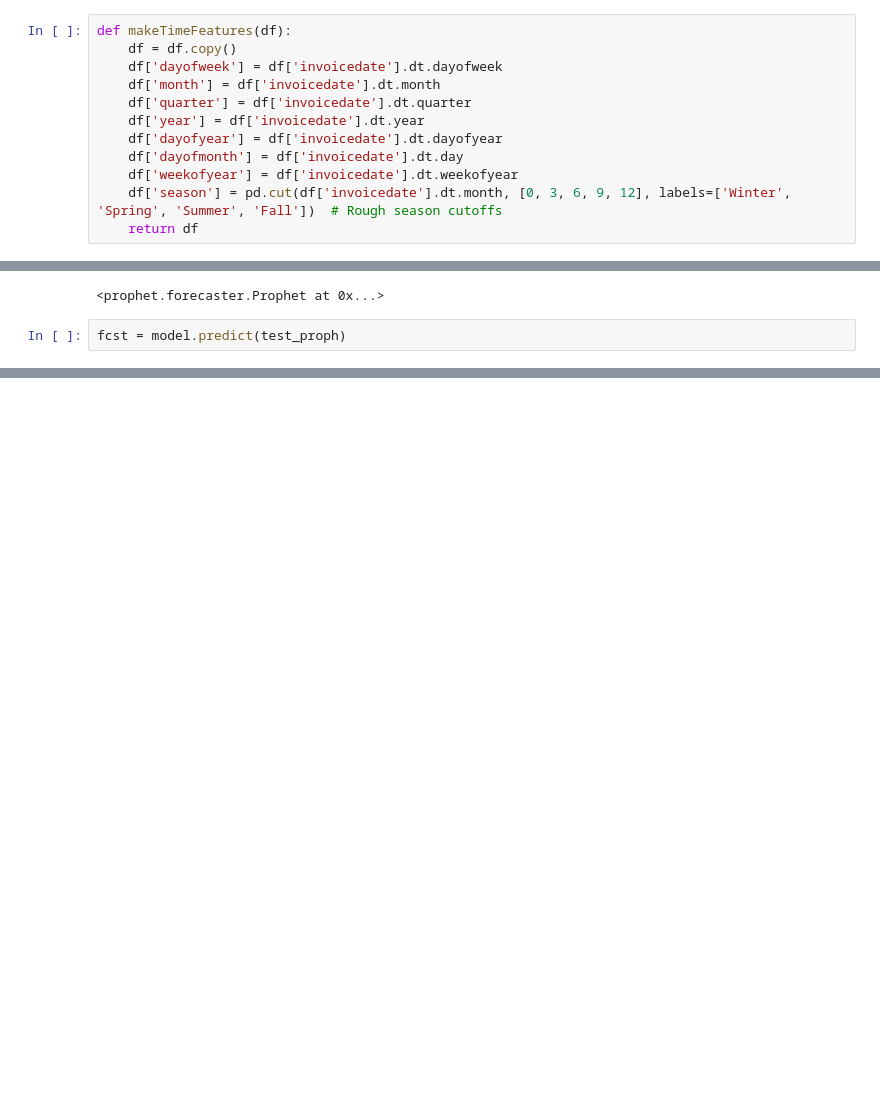
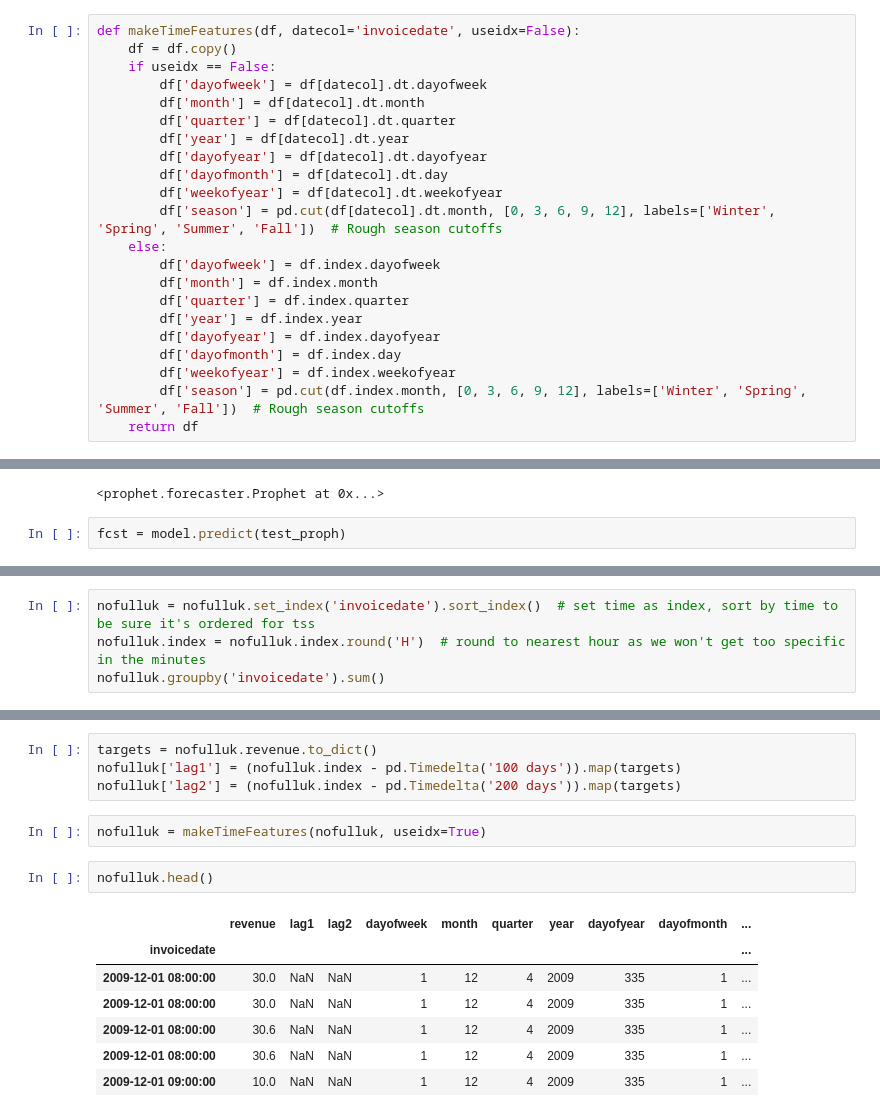
Before and after one commit to zadealfalah/salesSample, a Jupyter notebook: onlineRetail2/onlineRetail.ipynb, the cells around one changed output, grey strips where cells are left out. Saved outputs shown, nothing was run; the diff lists cells and outputs as text; blank space fills up the shorter version.

```diff
--- a/onlineRetail2/onlineRetail.ipynb
+++ b/onlineRetail2/onlineRetail.ipynb
@@ -482,16 +482,26 @@ Honestly not that clear of a trend, no easily identifiable cyclicality.  Let's e
 
 #### This could probably be brought up earlier, should do so when we reformat the notebook
 # %%
-def makeTimeFeatures(df):
+def makeTimeFeatures(df, datecol='invoicedate', useidx=False):
     df = df.copy()
-    df['dayofweek'] = df['invoicedate'].dt.dayofweek
-    df['month'] = df['invoicedate'].dt.month
-    df['quarter'] = df['invoicedate'].dt.quarter
-    df['year'] = df['invoicedate'].dt.year
-    df['dayofyear'] = df['invoicedate'].dt.dayofyear
-    df['dayofmonth'] = df['invoicedate'].dt.day
-    df['weekofyear'] = df['invoicedate'].dt.weekofyear
-    df['season'] = pd.cut(df['invoicedate'].dt.month, [0, 3, 6, 9, 12], labels=['Winter', 'Spring', 'Summer', 'Fall'])  # Rough season cutoffs
+    if useidx == False:
+        df['dayofweek'] = df[datecol].dt.dayofweek
+        df['month'] = df[datecol].dt.month
+        df['quarter'] = df[datecol].dt.quarter
+        df['year'] = df[datecol].dt.year
+        df['dayofyear'] = df[datecol].dt.dayofyear
+        df['dayofmonth'] = df[datecol].dt.day
+        df['weekofyear'] = df[datecol].dt.weekofyear
+        df['season'] = pd.cut(df[datecol].dt.month, [0, 3, 6, 9, 12], labels=['Winter', 'Spring', 'Summer', 'Fall'])  # Rough season cutoffs
+    else:
+        df['dayofweek'] = df.index.dayofweek
+        df['month'] = df.index.month
+        df['quarter'] = df.index.quarter
+        df['year'] = df.index.year
+        df['dayofyear'] = df.index.dayofyear
+        df['dayofmonth'] = df.index.day
+        df['weekofyear'] = df.index.weekofyear
+        df['season'] = pd.cut(df.index.month, [0, 3, 6, 9, 12], labels=['Winter', 'Spring', 'Summer', 'Fall'])  # Rough season cutoffs
     return df
 # %%
 timedf = makeTimeFeatures(df[df.country == 'United Kingdom'][['invoicedate', 'revenue']])
@@ -648,0 +677,4 @@ print(f"Our MAPE is: {np.mean(np.abs((np.array(test.revenue) - np.array(fcst.yha
+# %%
+nofulluk = nofulluk.set_index('invoicedate').sort_index()  # set time as index, sort by time to be sure it's ordered for tss
+nofulluk.index = nofulluk.index.round('H')  # round to nearest hour as we won't get too specific in the minutes
+nofulluk.groupby('invoicedate').sum()
@@ -648,0 +710,16 @@ print(f"Our MAPE is: {np.mean(np.abs((np.array(test.revenue) - np.array(fcst.yha
+# %%
+targets = nofulluk.revenue.to_dict()
+nofulluk['lag1'] = (nofulluk.index - pd.Timedelta('100 days')).map(targets)
+nofulluk['lag2'] = (nofulluk.index - pd.Timedelta('200 days')).map(targets)
+# %%
+nofulluk = makeTimeFeatures(nofulluk, useidx=True)
+# %%
+nofulluk.head()
+# %% [output]
+|  | revenue | lag1 | lag2 | dayofweek | month | quarter | year | dayofyear | dayofmonth | ... |
+| invoicedate |  |  |  |  |  |  |  |  |  | ... |
+| 2009-12-01 08:00:00 | 30.0 | NaN | NaN | 1 | 12 | 4 | 2009 | 335 | 1 | ... |
+| 2009-12-01 08:00:00 | 30.0 | NaN | NaN | 1 | 12 | 4 | 2009 | 335 | 1 | ... |
+| 2009-12-01 08:00:00 | 30.6 | NaN | NaN | 1 | 12 | 4 | 2009 | 335 | 1 | ... |
+| 2009-12-01 08:00:00 | 30.6 | NaN | NaN | 1 | 12 | 4 | 2009 | 335 | 1 | ... |
+| 2009-12-01 09:00:00 | 10.0 | NaN | NaN | 1 | 12 | 4 | 2009 | 335 | 1 | ... |
```
Also changed, not shown: parts of 25 cells of this notebook, 1 other file.
